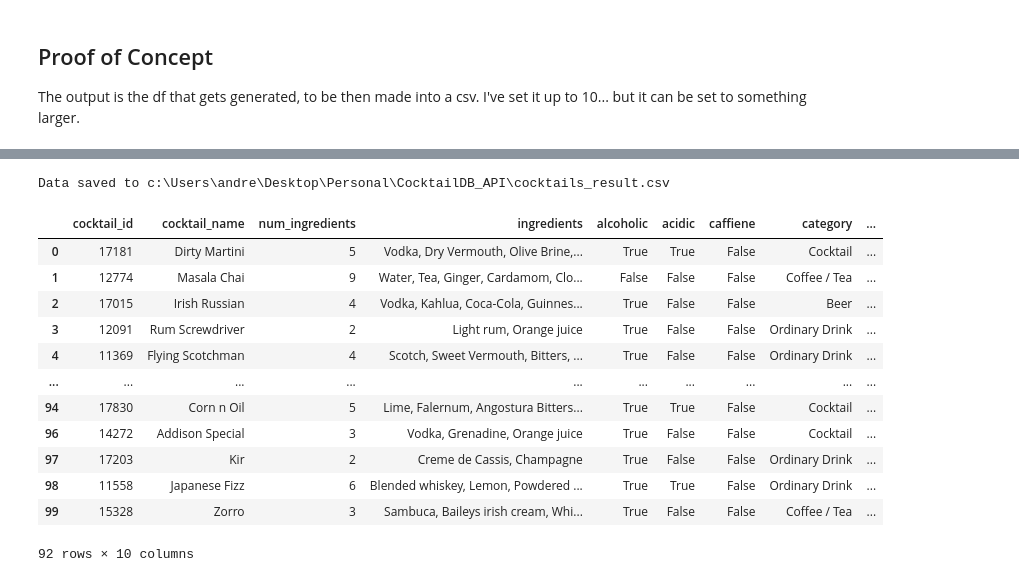
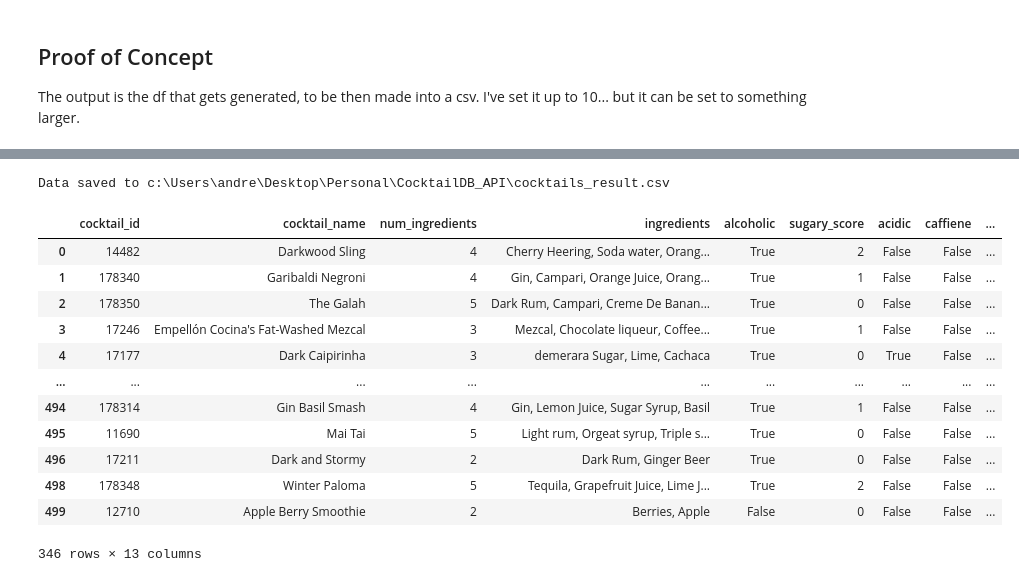
Before and after one commit to andrewsarracini/CocktailDB_API, a Jupyter notebook: CocktailAPI_current.ipynb, the cells around one changed output, grey strips where cells are left out. Drawn from its saved outputs; the diff is of its cells as text; code cells hidden in the pictures.

Commit message:
Recommendation, Instructions, Images, and QoL improvements.

```diff
--- a/CocktailAPI_current.ipynb
+++ b/CocktailAPI_current.ipynb
@@ -51,6 +51,27 @@ def generate_cocktail_dataframe(num_cocktails):
     caffiene = []
     category = []
     glass = []
+    sugary = []
+    instructions = []
+    thumb_urls = []
+
+    sweet_list = [
+    'Grenadine', 'Pineapple juice', 'Amaretto', 'Sour mix',
+    'Kahlua', 'Powdered sugar', 'Banana Liqueur', 'Chocolate liqueur',
+    'Peach schnapps', 'Orange Juice', 'Soda water', 'Vanilla syrup',
+    'Baileys irish cream', 'White Creme de Menthe', 'Sprite'
+    'Creme de Cacao','Surge', 'Honey', 'Cocoa powder', ' 7-up',
+    'Brandy', 'Cranberry juice', 'Ginger ale', 'Peach Vodka', 'Coca-Cola', 'Coke',
+    'Creme de Cassis', 'Champagne', 'Angostura bitters', 'Tonic water',
+    'Grapefruit Juice', 'Agave Syrup', 'Soda Water', 'Zima',
+    'Chambord raspberry liqueur', 'Vodka', 'Sugar', 'Sugar Syrup',
+    'Passion fruit juice', 'Prosecco', 'Elderflower cordial', 'Jägermeister',
+    'Root beer', 'Corn syrup', 'syrup',
+    'Butterscotch schnapps', 'Vanilla Ice-Cream',
+    'Sherry', 'Grand Marnier', 'Orange juice', 'Lemonade', 'Orange spiral',
+    'Sweet Vermouth', 'Sloe gin', 'Apricot brandy', 'Raspberry syrup', 'Dry Vermouth'
+    ]
+
 
     url = "https://www.thecocktaildb.com/api/json/v1/1/random.php"
 
@@ -91,6 +112,14 @@ def generate_cocktail_dataframe(num_cocktails):
                 category.append(drink.get('strCategory', ''))
                 glass.append(drink.get('strGlass', ''))
 
+                sugar_score = 0
+                sugar_score = sum(1 for ingredient in ingredients_raw if ingredient in sweet_list)
+                sugary.append(sugar_score)
+
+                instructions.append(drink.get('strInstructions', ''))
+                thumb_urls.append(drink.get('strDrinkThumb', ''))
+
+
             else:
                 continue
 
@@ -101,14 +130,16 @@ def generate_cocktail_dataframe(num_cocktails):
         "num_ingredients": num_ingredients,
         "ingredients": ingredients,
         "alcoholic": alcoholic,
+        "sugary_score":sugary,
         "acidic": acidic,
         "caffiene": caffiene,
         "category": category,
-        "glass": glass
+        "glass": glass,
+        "instructions":instructions,
+        "image_url": thumb_urls
     })
 
-    # Apply the function to calculate prices
-    df_cocktail['price'] = df_cocktail.apply(calculate_price, axis=1)
+    df_cocktail["price"] =  df_cocktail.apply(calculate_price, axis=1)
 
     # Drop duplicates based on 'cocktail_id'
     df_cocktail = df_cocktail.drop_duplicates(subset=['cocktail_id'])
@@ -118,6 +149,8 @@ def generate_cocktail_dataframe(num_cocktails):
     df_cocktail.to_csv(csv_path, index=False)
     print(f"Data saved to {csv_path}")
 
+    pd.set_option('display.max_colwidth', None)
+
     return df_cocktail
 
 
@@ -138,18 +171,18 @@ Data saved to c:\Users\andre\Desktop\Personal\CocktailDB_API\cocktails_result.cs
 # %%
-df_cocktails = generate_cocktail_dataframe(100)
+df_cocktails = generate_cocktail_dataframe(500)
 df_cocktails
 # %% [output]
 Data saved to c:\Users\andre\Desktop\Personal\CocktailDB_API\cocktails_result.csv
-|  | cocktail_id | cocktail_name | num_ingredients | ingredients | alcoholic | acidic | caffiene | category | ... |
-| 0 | 17181 | Dirty Martini | 5 | Vodka, Dry Vermouth, Olive Brine,... | True | True | False | Cocktail | ... |
-| 1 | 12774 | Masala Chai | 9 | Water, Tea, Ginger, Cardamom, Clo... | False | False | False | Coffee / Tea | ... |
-| 2 | 17015 | Irish Russian | 4 | Vodka, Kahlua, Coca-Cola, Guinnes... | True | False | False | Beer | ... |
-| 3 | 12091 | Rum Screwdriver | 2 | Light rum, Orange juice | True | False | False | Ordinary Drink | ... |
-| 4 | 11369 | Flying Scotchman | 4 | Scotch, Sweet Vermouth, Bitters, ... | True | False | False | Ordinary Drink | ... |
+|  | cocktail_id | cocktail_name | num_ingredients | ingredients | alcoholic | sugary_score | acidic | caffiene | ... |
+| 0 | 14482 | Darkwood Sling | 4 | Cherry Heering, Soda water, Orang... | True | 2 | False | False | ... |
+| 1 | 178340 | Garibaldi Negroni | 4 | Gin, Campari, Orange Juice, Orang... | True | 1 | False | False | ... |
+| 2 | 178350 | The Galah | 5 | Dark Rum, Campari, Creme De Banan... | True | 0 | False | False | ... |
+| 3 | 17246 | Empellón Cocina's Fat-Washed Mezcal | 3 | Mezcal, Chocolate liqueur, Coffee... | True | 1 | False | False | ... |
+| 4 | 17177 | Dark Caipirinha | 3 | demerara Sugar, Lime, Cachaca | True | 0 | True | False | ... |
 | ... | ... | ... | ... | ... | ... | ... | ... | ... | ... |
-| 94 | 17830 | Corn n Oil | 5 | Lime, Falernum, Angostura Bitters... | True | True | False | Cocktail | ... |
-| 96 | 14272 | Addison Special | 3 | Vodka, Grenadine, Orange juice | True | False | False | Cocktail | ... |
-| 97 | 17203 | Kir | 2 | Creme de Cassis, Champagne | True | False | False | Ordinary Drink | ... |
-| 98 | 11558 | Japanese Fizz | 6 | Blended whiskey, Lemon, Powdered ... | True | True | False | Ordinary Drink | ... |
-| 99 | 15328 | Zorro | 3 | Sambuca, Baileys irish cream, Whi... | True | False | False | Coffee / Tea | ... |
+| 494 | 178314 | Gin Basil Smash | 4 | Gin, Lemon Juice, Sugar Syrup, Basil | True | 1 | False | False | ... |
+| 495 | 11690 | Mai Tai | 5 | Light rum, Orgeat syrup, Triple s... | True | 0 | False | False | ... |
+| 496 | 17211 | Dark and Stormy | 2 | Dark Rum, Ginger Beer | True | 0 | False | False | ... |
+| 498 | 178348 | Winter Paloma | 5 | Tequila, Grapefruit Juice, Lime J... | True | 2 | False | False | ... |
+| 499 | 12710 | Apple Berry Smoothie | 2 | Berries, Apple | False | 0 | False | False | ... |
-92 rows × 10 columns
+346 rows × 13 columns
```
Also changed, not shown: parts of 4 cells of this notebook, 4 other files.
